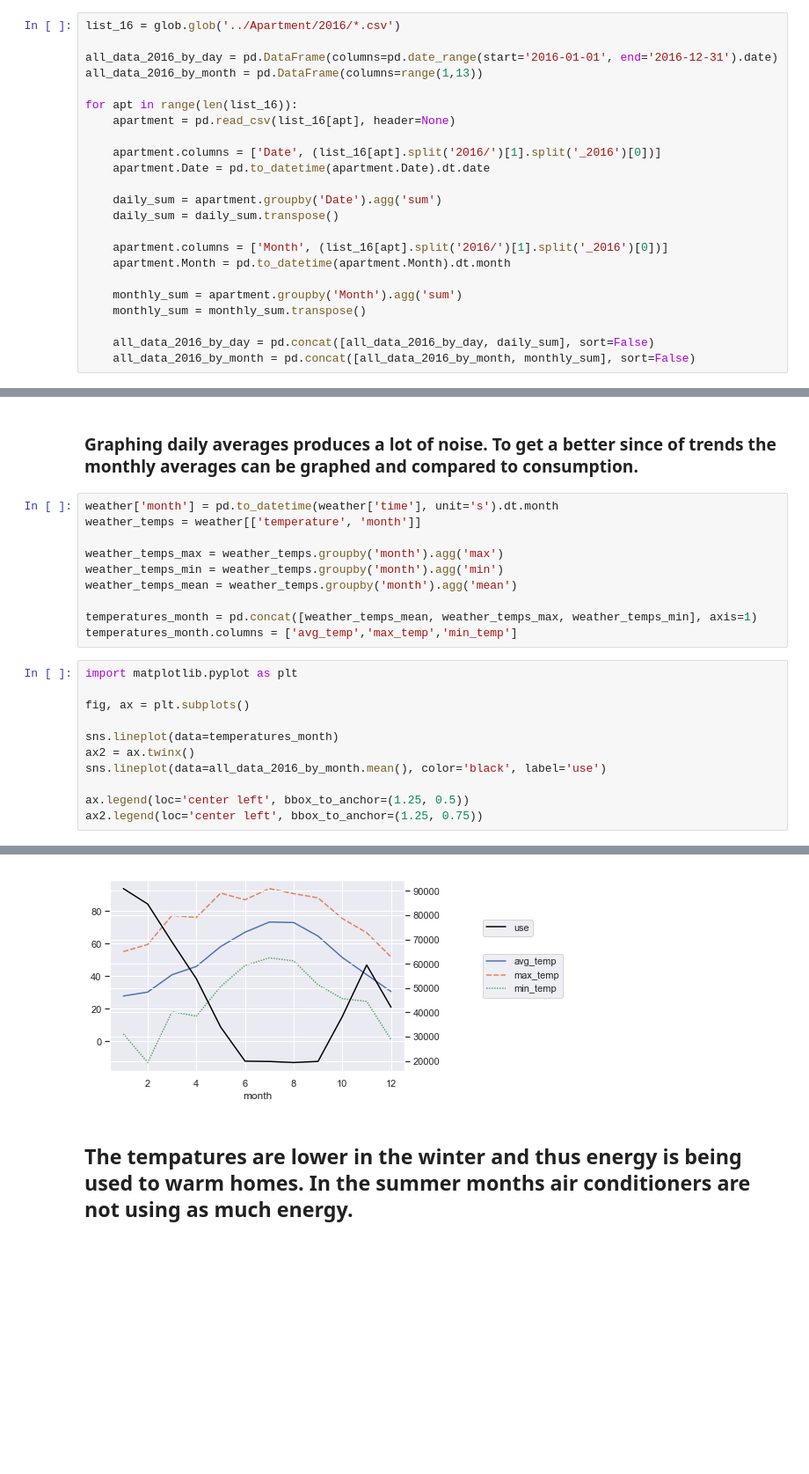
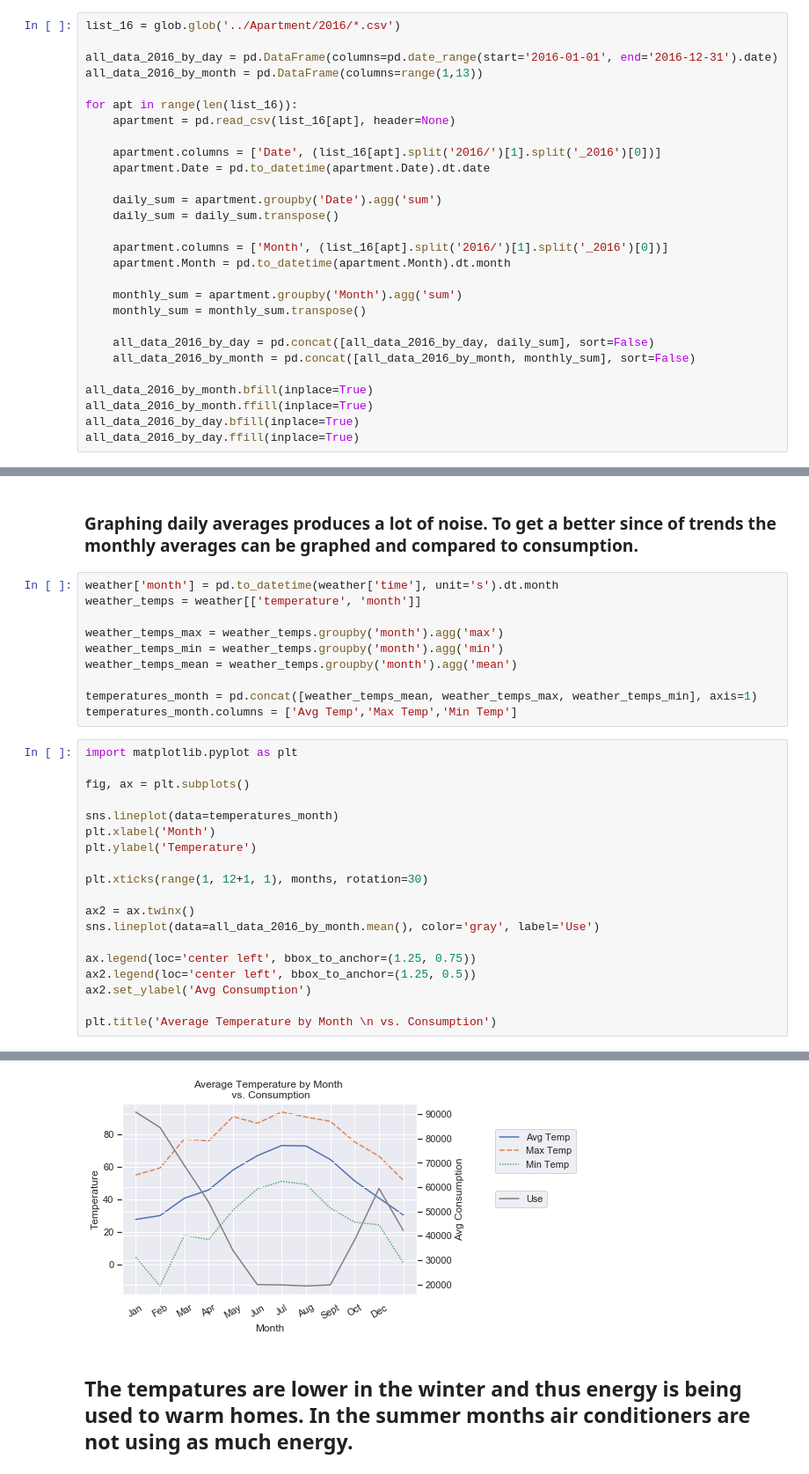
Before and after one commit to LSheneman/apartment_energy, a Jupyter notebook: iPython/Meter_data.ipynb, the cells around one changed output, grey strips where cells are left out. Shown at 88% size. Saved outputs shown, nothing was run; the diff lists cells and outputs as text; blank space fills up the shorter version.

```diff
--- a/iPython/Meter_data.ipynb
+++ b/iPython/Meter_data.ipynb
@@ -29,6 +30,11 @@ for apt in range(len(list_16)):
 
     all_data_2016_by_day = pd.concat([all_data_2016_by_day, daily_sum], sort=False)
     all_data_2016_by_month = pd.concat([all_data_2016_by_month, monthly_sum], sort=False)
+
+all_data_2016_by_month.bfill(inplace=True)
+all_data_2016_by_month.ffill(inplace=True)
+all_data_2016_by_day.bfill(inplace=True)
+all_data_2016_by_day.ffill(inplace=True)
 # %% [markdown]
 ### Consumption is the first variable that should be examined.
 # %%
@@ -71,16 +82,24 @@ weather_temps_min = weather_temps.groupby('month').agg('min')
 weather_temps_mean = weather_temps.groupby('month').agg('mean')
 
 temperatures_month = pd.concat([weather_temps_mean, weather_temps_max, weather_temps_min], axis=1)
-temperatures_month.columns = ['avg_temp','max_temp','min_temp']
+temperatures_month.columns = ['Avg Temp','Max Temp','Min Temp']
 # %%
 import matplotlib.pyplot as plt
 
 fig, ax = plt.subplots()
 
 sns.lineplot(data=temperatures_month)
+plt.xlabel('Month')
+plt.ylabel('Temperature')
+
+plt.xticks(range(1, 12+1, 1), months, rotation=30)
+
 ax2 = ax.twinx()
-sns.lineplot(data=all_data_2016_by_month.mean(), color='black', label='use')
+sns.lineplot(data=all_data_2016_by_month.mean(), color='gray', label='Use')
 
-ax.legend(loc='center left', bbox_to_anchor=(1.25, 0.5))
-ax2.legend(loc='center left', bbox_to_anchor=(1.25, 0.75))
+ax.legend(loc='center left', bbox_to_anchor=(1.25, 0.75))
+ax2.legend(loc='center left', bbox_to_anchor=(1.25, 0.5))
+ax2.set_ylabel('Avg Consumption')
+
+plt.title('Average Temperature by Month \n vs. Consumption')
 # %% [output]
@@ -88,4 +107,4 @@ ax2.legend(loc='center left', bbox_to_anchor=(1.25, 0.75))
-[figure, old version]
+[figure, new version]
 # %% [markdown]
 ## The tempatures are lower in the winter and thus energy is being used to warm homes. In the summer months air conditioners are not using as much energy.
 # %%
```
Also changed, not shown: parts of 12 cells of this notebook.
